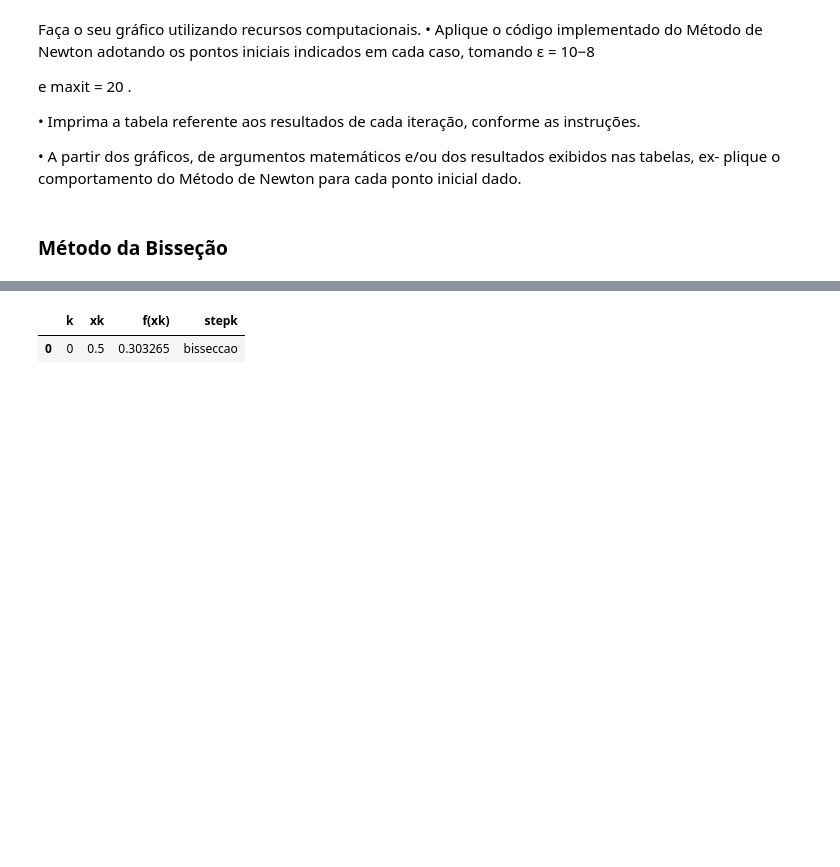
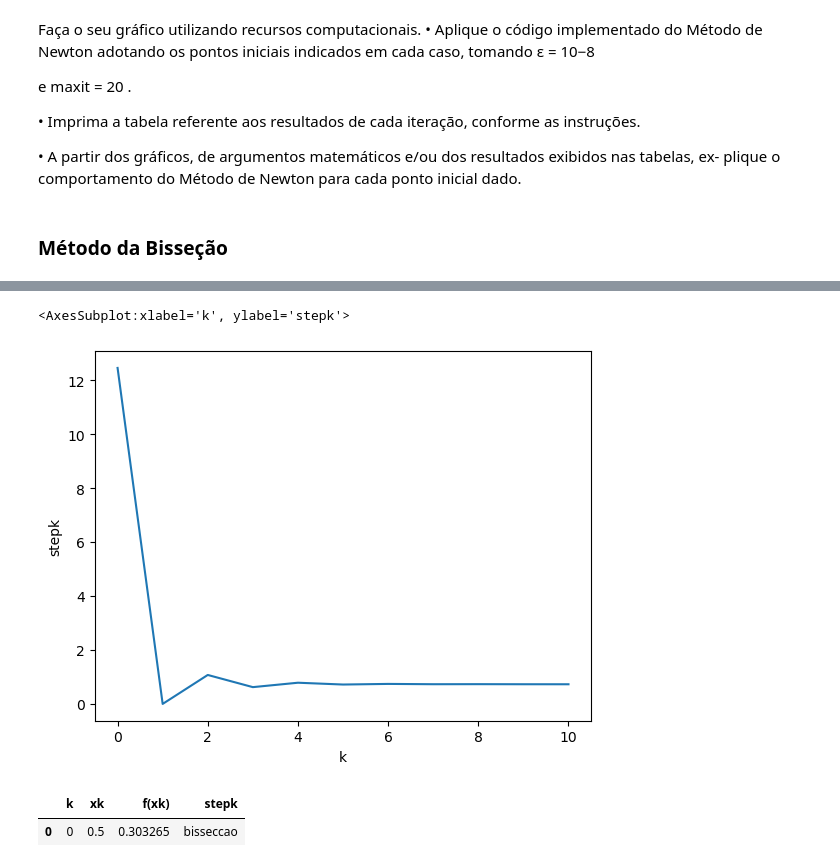
Before and after one commit to caiomorozini/UNIFESP_calculo_numerico, a Jupyter notebook: primeira_atividade/resolucao.ipynb, the cells around one changed output, grey strips where cells are left out. Cells and saved outputs as stored; diff of their text form; code cells hidden in the pictures; blank space fills up the shorter version.

```diff
--- a/primeira_atividade/resolucao.ipynb
+++ b/primeira_atividade/resolucao.ipynb
@@ -114,3 +146,8 @@ df
+# %%
+sns.lineplot(data=kkkkk, x='k', y='stepk')
+# %% [output]
+<AxesSubplot:xlabel='k', ylabel='stepk'>
+[figure, added]
 # %%
 df.loc[0] = [0, 0.5, equation_one(0.5), 'bisseccao']
 # %%
```
Also changed, not shown: parts of 9 cells of this notebook.
